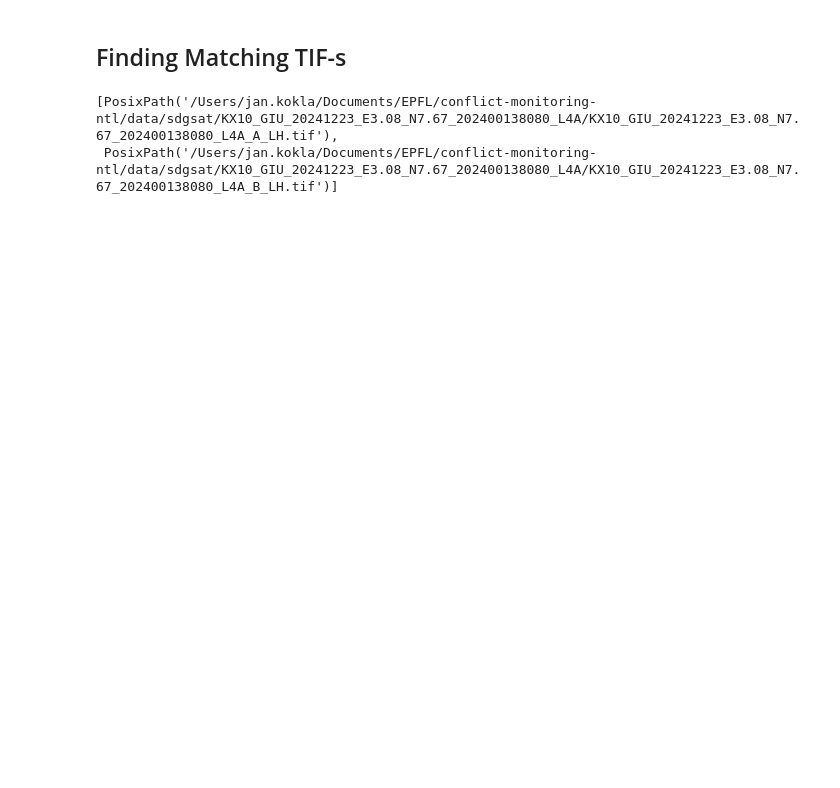
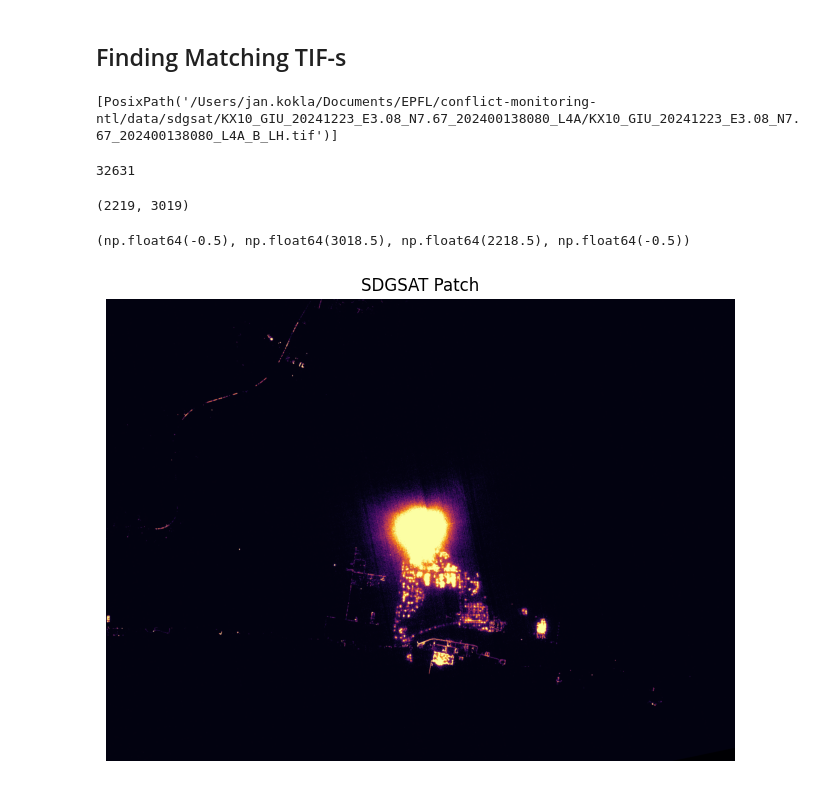
Before and after one commit to jankokla/conflict-monitoring-ntl, a Jupyter notebook: notebooks/sdgsat.ipynb, the cells around one changed output. Cells and saved outputs as stored; diff of their text form; code cells hidden in the pictures; blank space fills up the shorter version.

Commit message:
add example shapes and first tests for sdgsat

```diff
--- a/notebooks/sdgsat.ipynb
+++ b/notebooks/sdgsat.ipynb
@@ -40,2 +13,5 @@ gdf.to_file("shapes/lagos/lagos.shp")
 # %% [markdown]
 ## Finding Matching TIF-s
+# %%
+gdf: GeoDataFrame = gpd.read_file("../data/shapes/lagos/lagos.shp")
+date_range = [datetime(2024, 12, 22), datetime(2024, 12, 24)]
@@ -42,19 +21,7 @@ gdf.to_file("shapes/lagos/lagos.shp")
 # %%
-gdf: GeoDataFrame = gpd.read_file("shapes/lagos/lagos.shp")
+sdgsat = SDGSat()
 
-data_path = Path(os.path.abspath('')).parent / "data"
-filepaths = list(data_path.rglob('*_LH.tif'))
-
-matching_files = []
-
-for filepath in filepaths:
-    with rasterio.open(filepath) as src:
-        bounds = src.bounds
-        raster_poly = box(bounds.left, bounds.bottom, bounds.right, bounds.top)
-        if gdf.to_crs(src.crs).intersects(raster_poly).any():
-            matching_files.append(filepath)
+matching_files = sdgsat.get_matching_tiles(gdf, date_range)
+matching_files
+# %% [output]
+[PosixPath('/Users/jan.kokla/Documents/EPFL/conflict-monitoring-ntl/data/sdgsat/KX10_GIU_20241223_E3.08_N7.67_202400138080_L4A/KX10_GIU_20241223_E3.08_N7.67_202400138080_L4A_B_LH.tif')]
-# %%
-matching_files
-# %% [output]
-[PosixPath('/Users/jan.kokla/Documents/EPFL/conflict-monitoring-ntl/data/sdgsat/KX10_GIU_20241223_E3.08_N7.67_202400138080_L4A/KX10_GIU_20241223_E3.08_N7.67_202400138080_L4A_A_LH.tif'),
- PosixPath('/Users/jan.kokla/Documents/EPFL/conflict-monitoring-ntl/data/sdgsat/KX10_GIU_20241223_E3.08_N7.67_202400138080_L4A/KX10_GIU_20241223_E3.08_N7.67_202400138080_L4A_B_LH.tif')]
@@ -60,0 +67,26 @@ matching_files
+# %%
+merged.rio.crs.to_epsg()
+# %% [output]
+32631
+# %%
+sdgsat_patch = merged[2].to_numpy()
+# %%
+sdgsat_patch.shape
+# %% [output]
+(2219, 3019)
+# %%
+# Plot
+from matplotlib import pyplot as plt
+import numpy as np
+
+fig, (ax1) = plt.subplots(1, 1, figsize=(14, 6))
+
+valid_vals = sdgsat_patch[sdgsat_patch > 0]
+vmax = np.percentile(valid_vals, 99) if valid_vals.size > 0 else 1
+
+ax1.imshow(sdgsat_patch, cmap="inferno", vmin=0, vmax=vmax)
+ax1.set_title("SDGSAT Patch")
+ax1.axis("off")
+# %% [output]
+(np.float64(-0.5), np.float64(3018.5), np.float64(2218.5), np.float64(-0.5))
+[figure, added]
```
Also changed, not shown: parts of 5 cells of this notebook, 24 other files.
